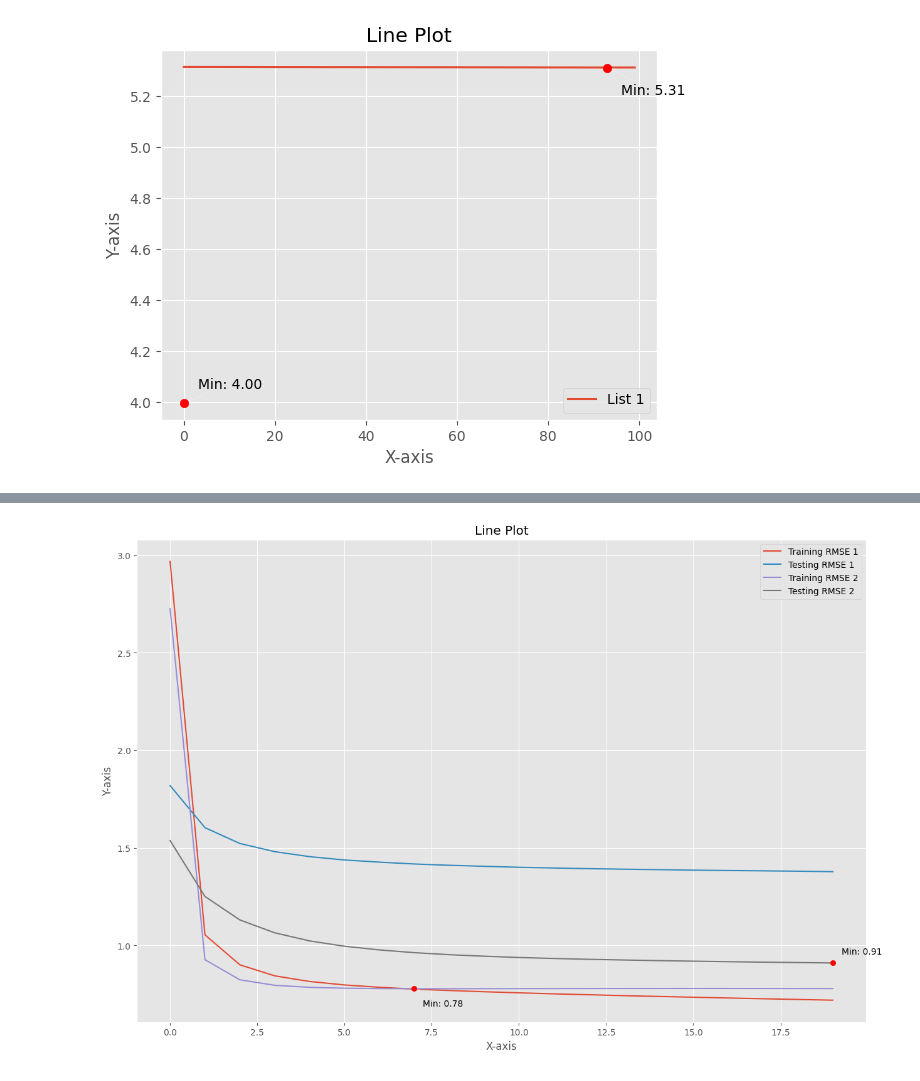
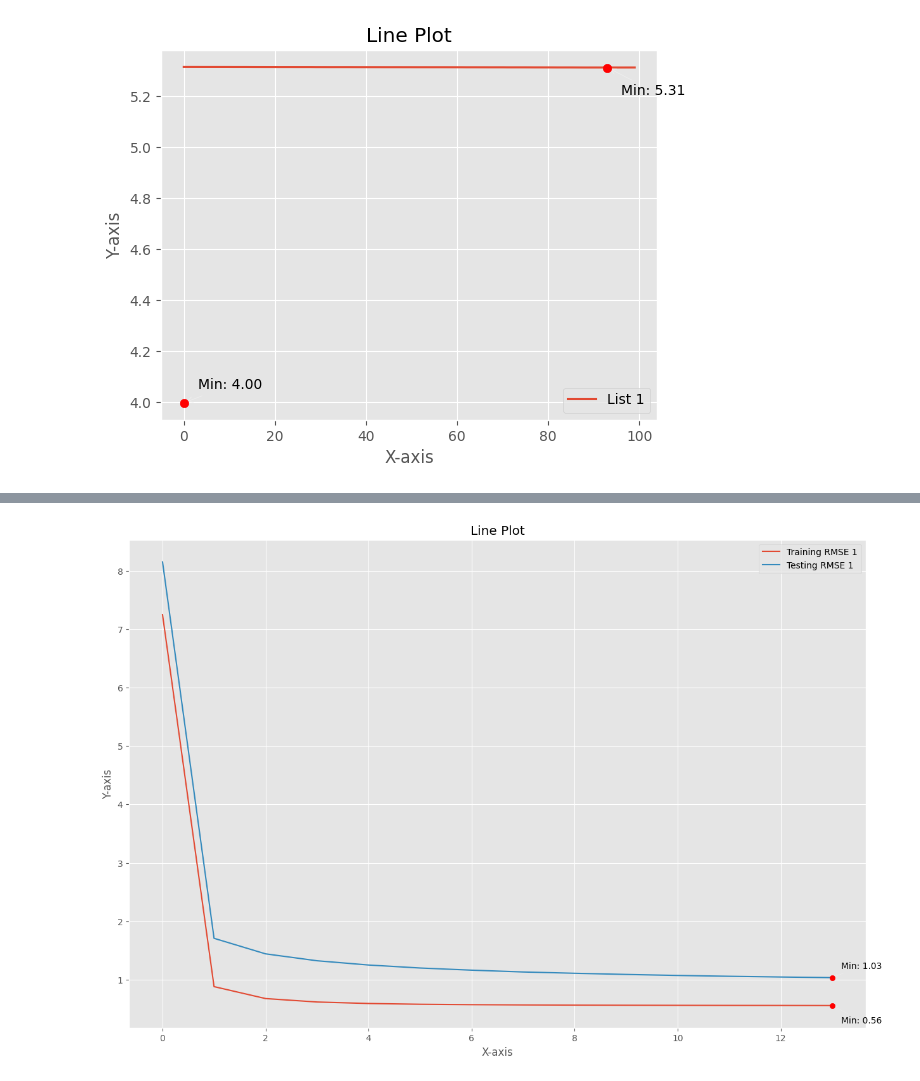
Before and after one commit to MarcoC1796/recommender-systems-thesis, a Jupyter notebook: LatentFactorWithMovieDataset.ipynb, the cells around one changed output, grey strips where cells are left out. Cells and saved outputs as stored; diff of their text form; code cells hidden in the pictures.

```diff
--- a/LatentFactorWithMovieDataset.ipynb
+++ b/LatentFactorWithMovieDataset.ipynb
@@ -78,0 +78,5 @@ Number of interactions in test set: 200,042
+# %%
+filtered_test_set = exclude_unknown_users_items_in_test(train_set, test_set)
+filtered_val_set = exclude_unknown_users_items_in_test(train_set, val_set)
+print(f"Number of interactions in filtered test set: {filtered_test_set.shape[0]:,}")
+print(f"Number of interactions in filtered validation set: {filtered_val_set.shape[0]:,}")
@@ -78,0 +86,4 @@ Number of interactions in test set: 200,042
+# %%
+reindexed_train_set, user_mapping, item_mapping = reindex_interactions(train_set)
+reindexed_val_set = reindex_interactions_based_on_mapping(filtered_val_set, user_mapping, item_mapping)
+reindexed_test_set = reindex_interactions_based_on_mapping(filtered_test_set, user_mapping, item_mapping)
@@ -568,20 +648,20 @@ class LatentFactorsCollaborativeFiltering:
 # %%
-reg_list = np.append(0, np.logspace(base=2,start=-5,stop=1,num=7))
+reg_list = [0, 1, 10, 100]
 train_errors_result = []
 val_errors_result = []
 models = []
 
 pbar = tqdm(reg_list)
 for reg_strength in pbar:
-  pbar.set_description(f"Current Reg: {reg_strength} | Progress")
-  model = LatentFactorsCollaborativeFiltering(R.shape[0], R.shape[1])
-  train_errors, val_errors = model.fit(train_interactions=train_val_set,
-                                       validation_interactions=test_set,
-                                       num_factors=50,
-                                       epochs=20,
-                                       batch_size=512,
-                                       learning_rate=1e-2,
-                                       reg_strength=reg_strength)
-  train_errors_result.append(train_errors)
-  val_errors_result.append(val_errors)
-  models.append(model)
+    pbar.set_description(f"Current Reg: {reg_strength:.2e} | Progress")
+    model = LatentFactorsCollaborativeFiltering(num_train_users, num_train_items)
+    train_errors, val_errors = model.fit(train_interactions=reindexed_train_set,
+                                        validation_interactions=reindexed_val_set,
+                                        num_factors=25,
+                                        epochs=20,
+                                        batch_size=2**8,
+                                        learning_rate=1e-2,
+                                        reg_strength=reg_strength)
+    train_errors_result.append(train_errors)
+    val_errors_result.append(val_errors)
+    models.append(model)
@@ -587,0 +690,3 @@ for reg_strength in pbar:
+# %%
+train_errors_result.append(train_errors_10)
+val_errors_result.append(val_errors_10)
@@ -634,36 +776,32 @@ plt.figure(figsize=(15,10))
 # Plotting the lists
 plt.plot(list1, label='Training RMSE 1')
 plt.plot(list2, label='Testing RMSE 1')
-list1 = train_errors_result[3]
-list2 = val_errors_result[3]
-plt.plot(list1, label='Training RMSE 2')
-plt.plot(list2, label='Testing RMSE 2')
 
 # Adding labels and title
 plt.xlabel('X-axis')
 plt.ylabel('Y-axis')
 plt.title('Line Plot')
 
 # Adding annotations for minimum values
 min_value1 = min(list1)
 min_value2 = min(list2)
 
 plt.annotate(f'Min: {min_value1:.2f}', xy=(list1.index(min_value1), min_value1),
              xytext=(10, -20), textcoords='offset points',
              arrowprops=dict(arrowstyle="->"))
 
 plt.annotate(f'Min: {min_value2:.2f}', xy=(list2.index(min_value2), min_value2),
              xytext=(10, 10), textcoords='offset points',
              arrowprops=dict(arrowstyle="->"))
 
 # Highlighting the minimum value points
 plt.scatter(list1.index(min_value1), min_value1, color='red', zorder=10)
 plt.scatter(list2.index(min_value2), min_value2, color='red', zorder=10)
 
 # Adding legend
 plt.legend()
 
 # Display the plot
 plt.show()
 # %% [output]
-[figure, old version]
+[figure, new version]
```
Also changed, not shown: parts of 21 cells of this notebook.
